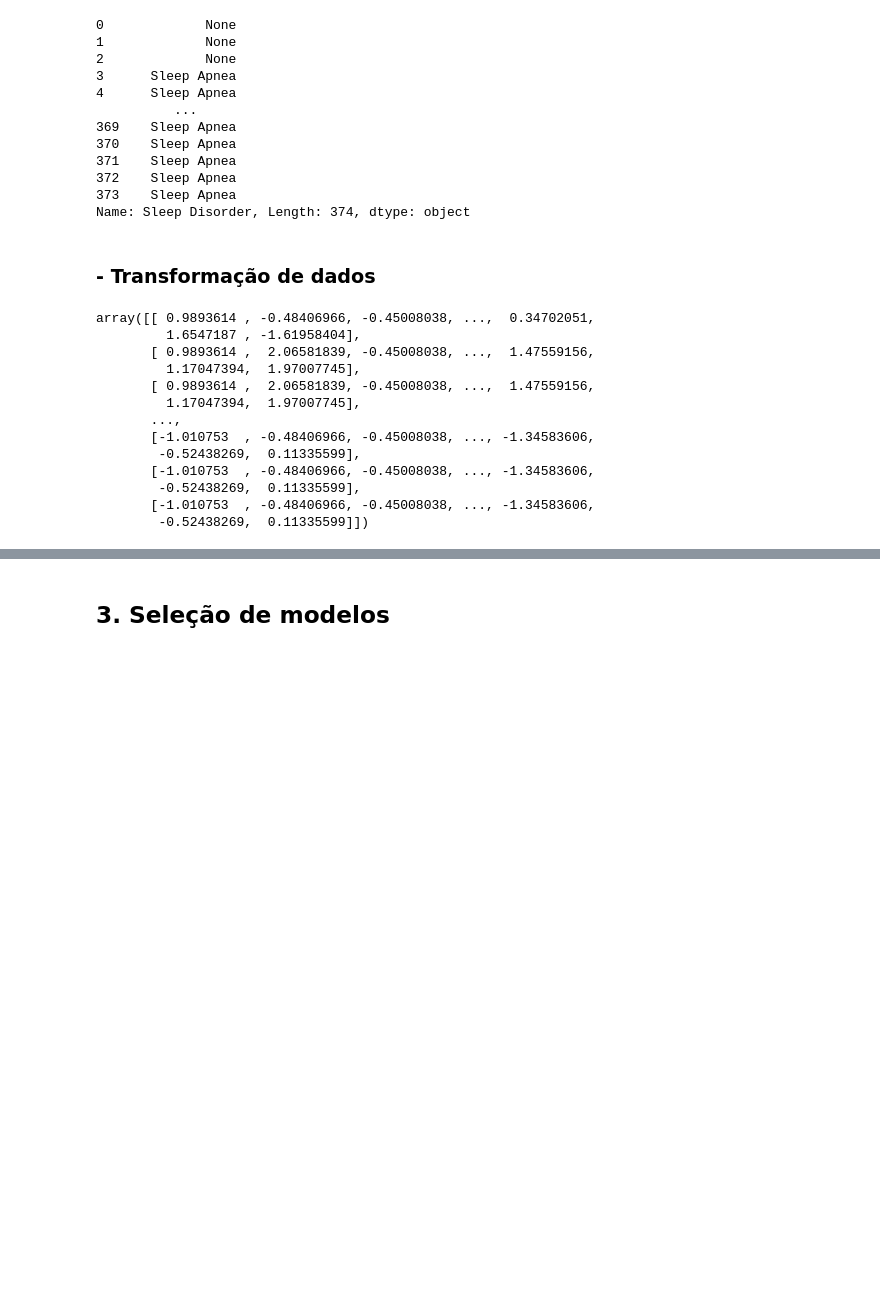
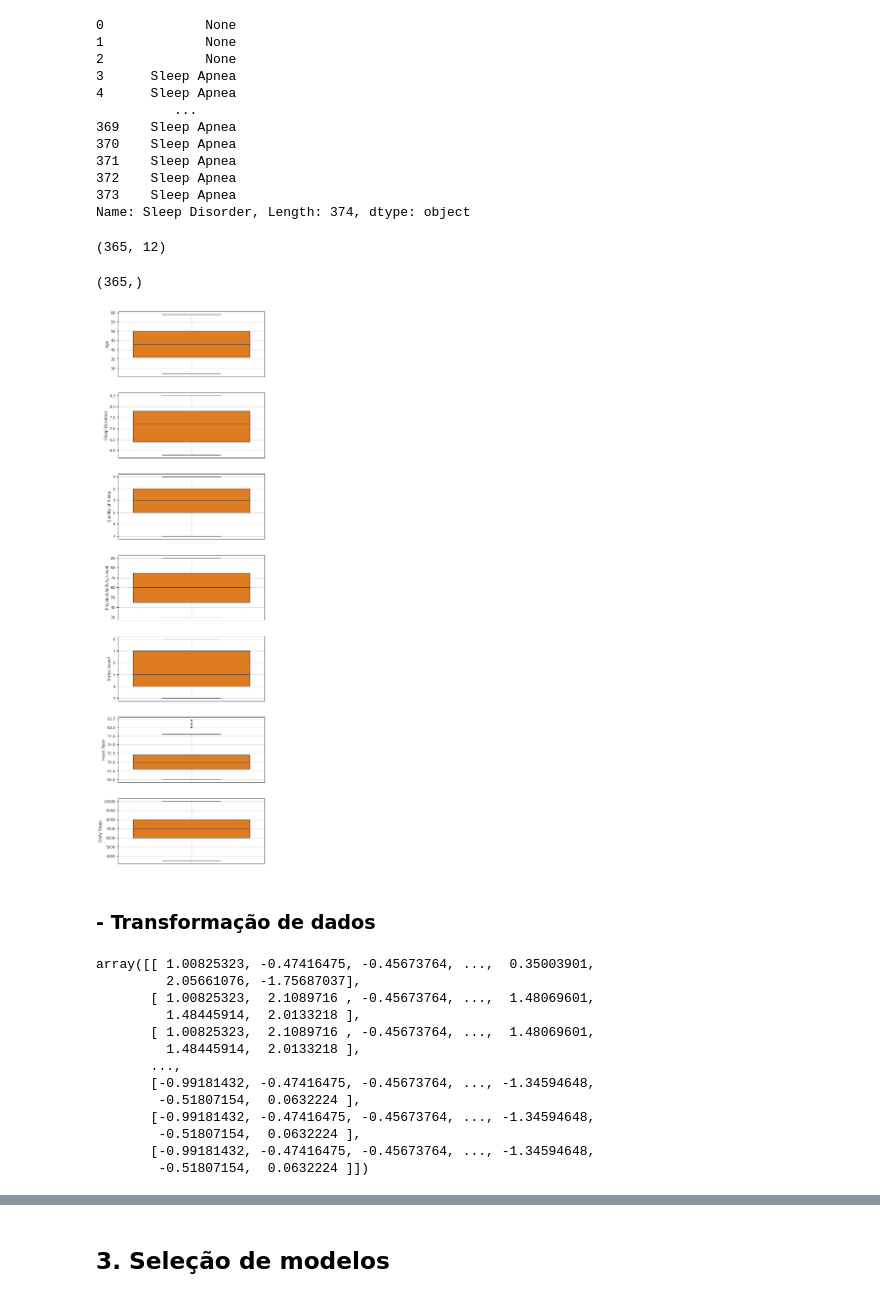
Before and after one commit to atlantico-academy/data-machine, a Jupyter notebook: notebooks/02-comparative-analysis.ipynb, the cells around one changed output, grey strips where cells are left out. Drawn from its saved outputs; the diff is of its cells as text; code cells hidden in the pictures; blank space fills up the shorter version.

```diff
--- a/notebooks/02-comparative-analysis.ipynb
+++ b/notebooks/02-comparative-analysis.ipynb
@@ -3,12 +3,19 @@
 # %%
 import numpy as np
 import pandas as pd
+import seaborn as sns
+import matplotlib.pyplot as plt
+from scipy import stats
 
 from sklearn.pipeline import Pipeline
 from sklearn.impute import SimpleImputer
 from sklearn.preprocessing import StandardScaler, MinMaxScaler, OneHotEncoder, OrdinalEncoder, LabelEncoder
 from sklearn.compose import ColumnTransformer
 from sklearn.linear_model import LogisticRegression
+
+colors = ["#9467bd", "#057476", "#FF7A00"]
+sns.set_theme(style="ticks")
+sns.set_palette(sns.color_palette(colors))
 # %% [markdown]
 ## 1. Obtenção de dados
 # %%
@@ -221,6 +228,15 @@ colunas_discretas = (
     .to_list()
 )
 
+colunas_quantitativas = (
+    dicionario
+    .query("tipo == 'quantitativa'")
+    .variavel
+    .to_list()
+)
+
+
+
 X = df.drop(columns=[variavel_alvo], axis=1)
 y = df[variavel_alvo]
 
@@ -262,6 +282,39 @@ y
 372    Sleep Apnea
 373    Sleep Apnea
 Name: Sleep Disorder, Length: 374, dtype: object
+# %%
+z_scores = stats.zscore(df.select_dtypes(include=[float, int]))
+abs_z_scores = abs(z_scores)
+filtro = (abs_z_scores < 3).all(axis=1)
+
+novo_df = df[filtro]
+
+X = novo_df
+
+y = df[filtro][variavel_alvo]
+# %%
+X.shape
+# %% [output]
+(365, 12)
+# %%
+y.shape
+# %% [output]
+(365,)
+# %%
+fig, axes = plt.subplots(7, 1, figsize=(8, 25))
+plt.tight_layout(pad=4, w_pad=2, h_pad=2)
+
+for i, variavel in enumerate(colunas_quantitativas):
+    ax = sns.boxplot(
+        y=X[variavel],
+        ax=axes[i],
+        color=colors[2]
+    )
+    ax.grid(axis='y', linestyle='-')
+
+plt.show()
+# %% [output]
+[figure, added]
 # %% [markdown]
 ### - Transformação de dados
 # %%
@@ -306,18 +359,18 @@ model = LogisticRegression()
 # %%
 preprocessor.fit_transform(X)
 # %% [output]
-array([[ 0.9893614 , -0.48406966, -0.45008038, ...,  0.34702051,
-         1.6547187 , -1.61958404],
-       [ 0.9893614 ,  2.06581839, -0.45008038, ...,  1.47559156,
-         1.17047394,  1.97007745],
-       [ 0.9893614 ,  2.06581839, -0.45008038, ...,  1.47559156,
-         1.17047394,  1.97007745],
+array([[ 1.00825323, -0.47416475, -0.45673764, ...,  0.35003901,
+         2.05661076, -1.75687037],
+       [ 1.00825323,  2.1089716 , -0.45673764, ...,  1.48069601,
+         1.48445914,  2.0133218 ],
+       [ 1.00825323,  2.1089716 , -0.45673764, ...,  1.48069601,
+         1.48445914,  2.0133218 ],
        ...,
-       [-1.010753  , -0.48406966, -0.45008038, ..., -1.34583606,
-        -0.52438269,  0.11335599],
-       [-1.010753  , -0.48406966, -0.45008038, ..., -1.34583606,
-        -0.52438269,  0.11335599],
-       [-1.010753  , -0.48406966, -0.45008038, ..., -1.34583606,
-        -0.52438269,  0.11335599]])
+       [-0.99181432, -0.47416475, -0.45673764, ..., -1.34594648,
+        -0.51807154,  0.0632224 ],
+       [-0.99181432, -0.47416475, -0.45673764, ..., -1.34594648,
+        -0.51807154,  0.0632224 ],
+       [-0.99181432, -0.47416475, -0.45673764, ..., -1.34594648,
+        -0.51807154,  0.0632224 ]])
 # %%
 X_transform = preprocessor.transform(X)
```
Also changed, not shown: parts of 5 cells of this notebook.
